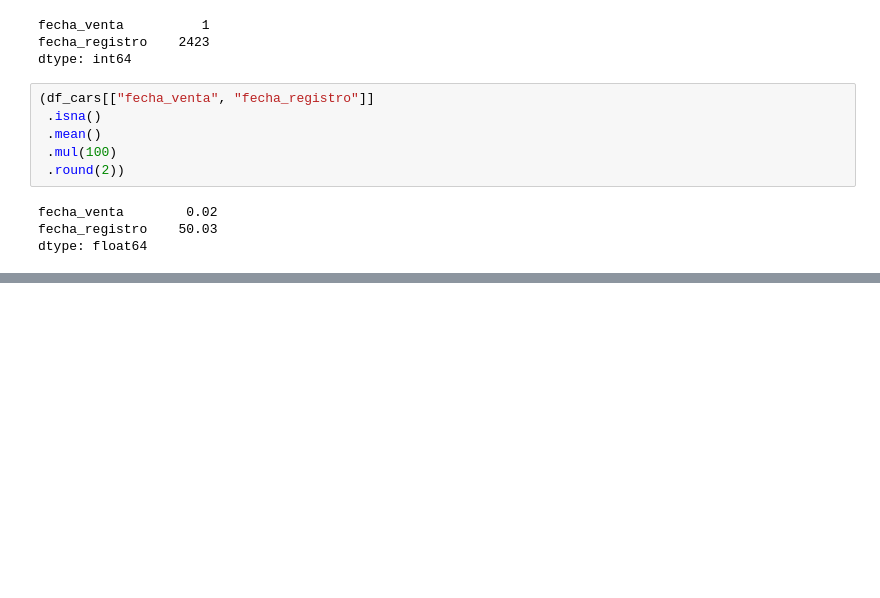
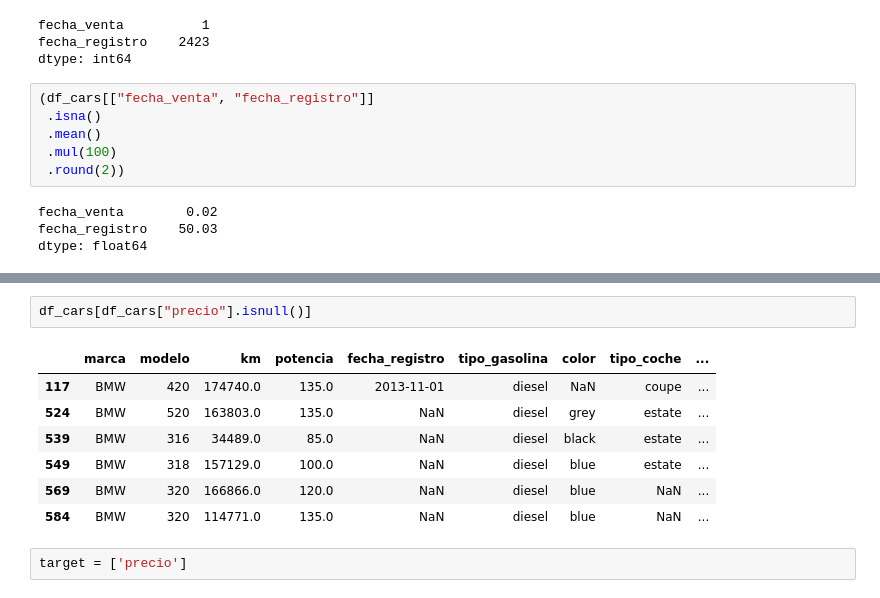
Before and after one commit to JuanCeruso/DataPreparation, a Jupyter notebook: DataPreparation.ipynb, the cells around one changed output, grey strips where cells are left out. Cells and saved outputs as stored; diff of their text form; blank space fills up the shorter version.

```diff
--- a/DataPreparation.ipynb
+++ b/DataPreparation.ipynb
@@ -368,0 +385,12 @@ dtype: float64
+# %%
+df_cars[df_cars["precio"].isnull()]
+# %% [output]
+|  | marca | modelo | km | potencia | fecha_registro | tipo_gasolina | color | tipo_coche | ... |
+| 117 | BMW | 420 | 174740.0 | 135.0 | 2013-11-01 | diesel | NaN | coupe | ... |
+| 524 | BMW | 520 | 163803.0 | 135.0 | NaN | diesel | grey | estate | ... |
+| 539 | BMW | 316 | 34489.0 | 85.0 | NaN | diesel | black | estate | ... |
+| 549 | BMW | 318 | 157129.0 | 100.0 | NaN | diesel | blue | estate | ... |
+| 569 | BMW | 320 | 166866.0 | 120.0 | NaN | diesel | blue | NaN | ... |
+| 584 | BMW | 320 | 114771.0 | 135.0 | NaN | diesel | blue | NaN | ... |
+# %%
+target = ['precio']
```
Also changed, not shown: parts of 14 cells of this notebook.
